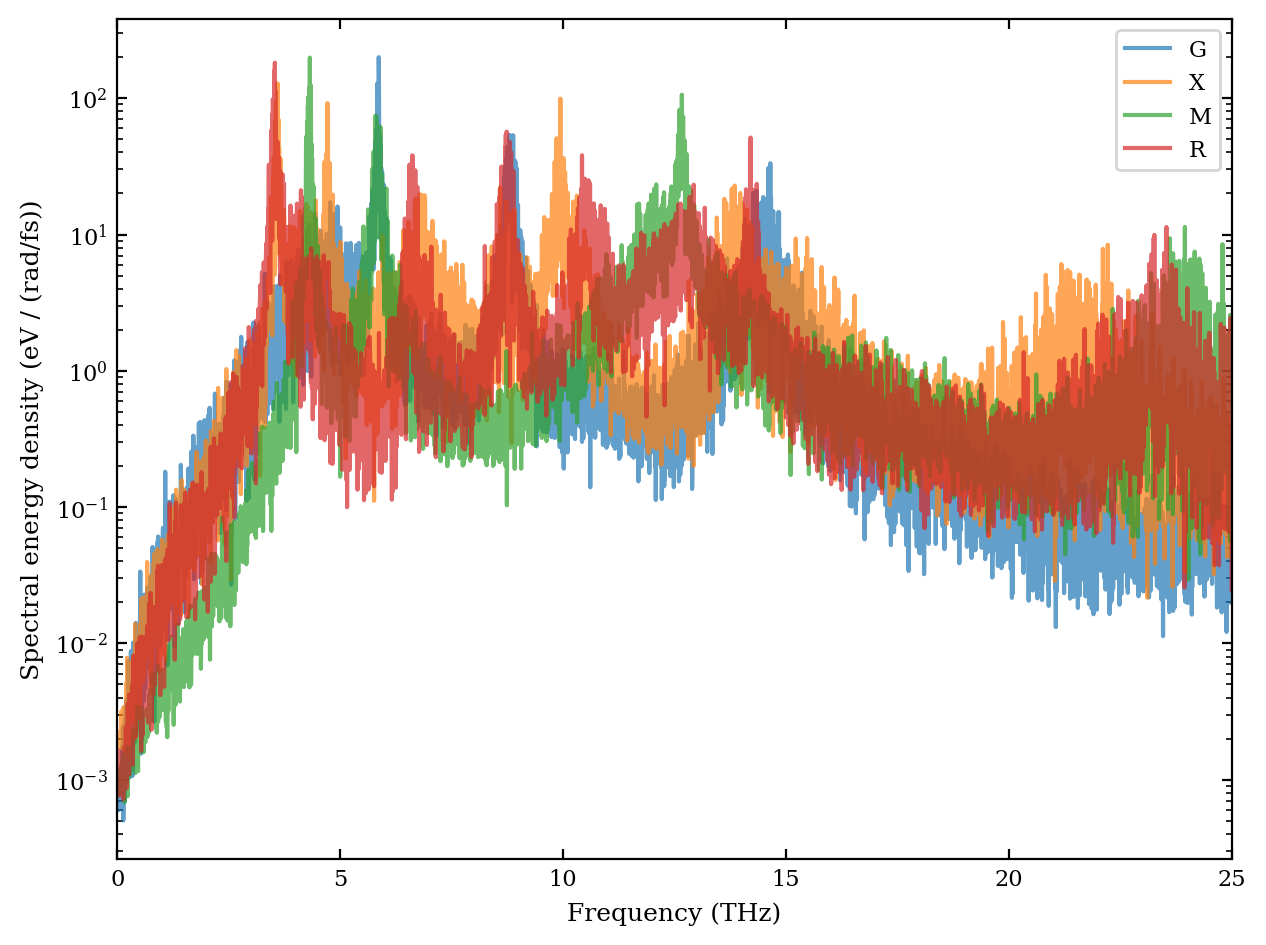
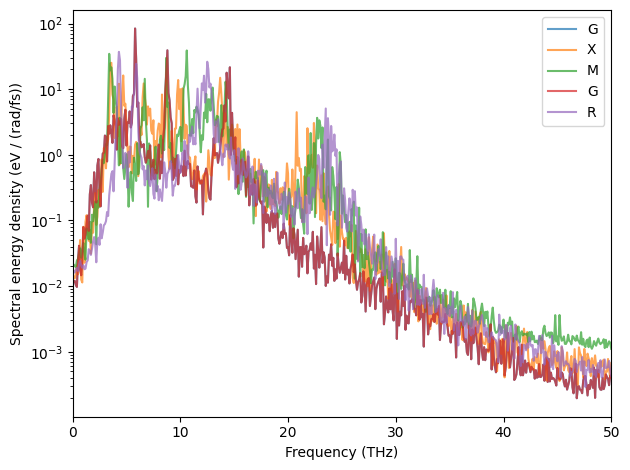
Code edit (unified diff) that turned the first committed figure into the second:
--- before
+++ after
@@ -3,7 +3,7 @@
 fig, ax = plt.subplots()
 
-for label, spectrum in zip('GXMR', sed[special_indices]):
+for label, spectrum in zip('GXMGR', sed_total[special_indices]):
     ax.semilogy(dyna_freqs, spectrum, label=label, alpha=0.7)
-ax.set_xlim(0, 25)
+ax.set_xlim(0, 50)
 ax.set_xlabel('Frequency (THz)')
 ax.set_ylabel('Spectral energy density (eV / (rad/fs))')

Commit: Added support for netcdf